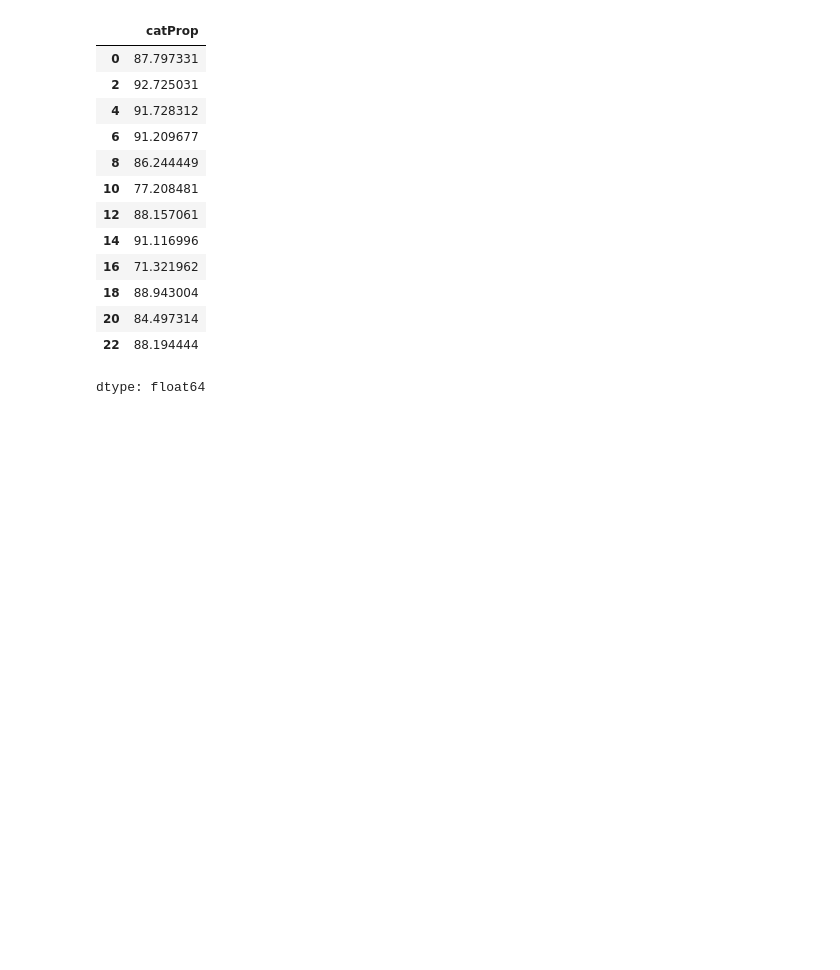
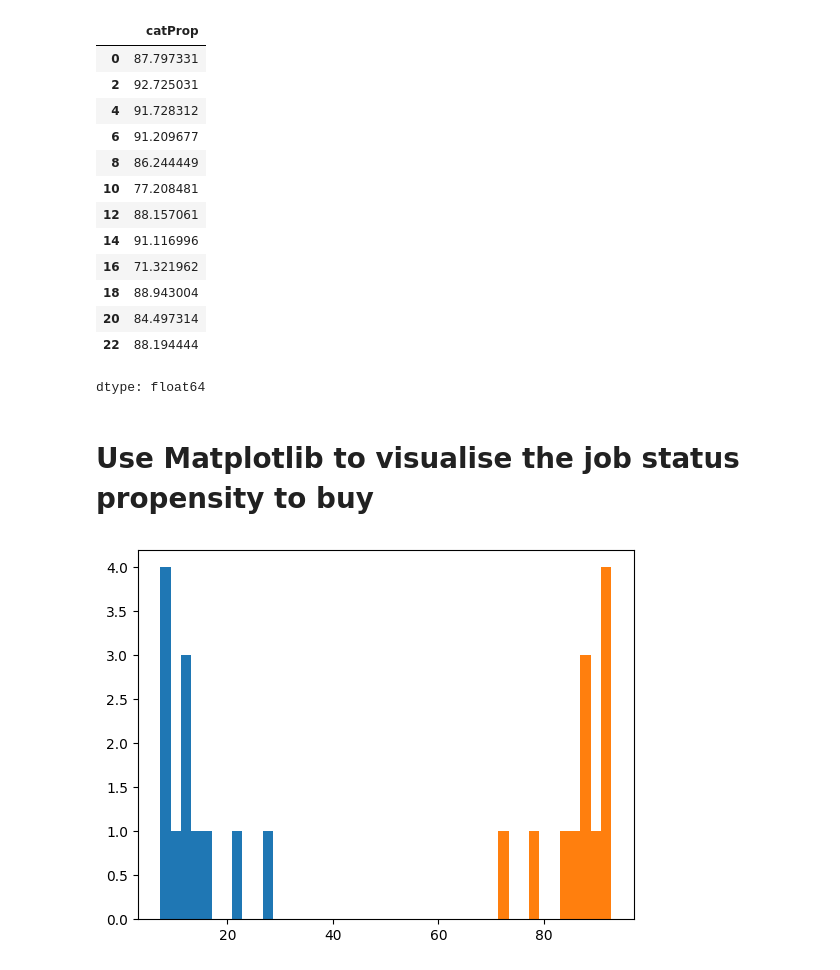
Before and after one commit to TwoManyHands/Algorithms, a Jupyter notebook: bank_2.ipynb, the cells around one changed output. Drawn from its saved outputs; the diff is of its cells as text; code cells hidden in the pictures; blank space fills up the shorter version.

```diff
--- a/bank_2.ipynb
+++ b/bank_2.ipynb
@@ -126,3 +124,5 @@ nos
 | 20 | 84.497314 |
 | 22 | 88.194444 |
 dtype: float64
+# %% [markdown]
+# Use Matplotlib to visualise the job status propensity to buy
@@ -128,0 +131,8 @@ dtype: float64
+# %%
+plt.hist(yeses,bins=11)
+plt.hist(nos,bins=11)
+x=range(len(jobList))
+plt.xticks
+plt.show()
+# %% [output]
+[figure, added]
```
Also changed, not shown: parts of 4 cells of this notebook.
